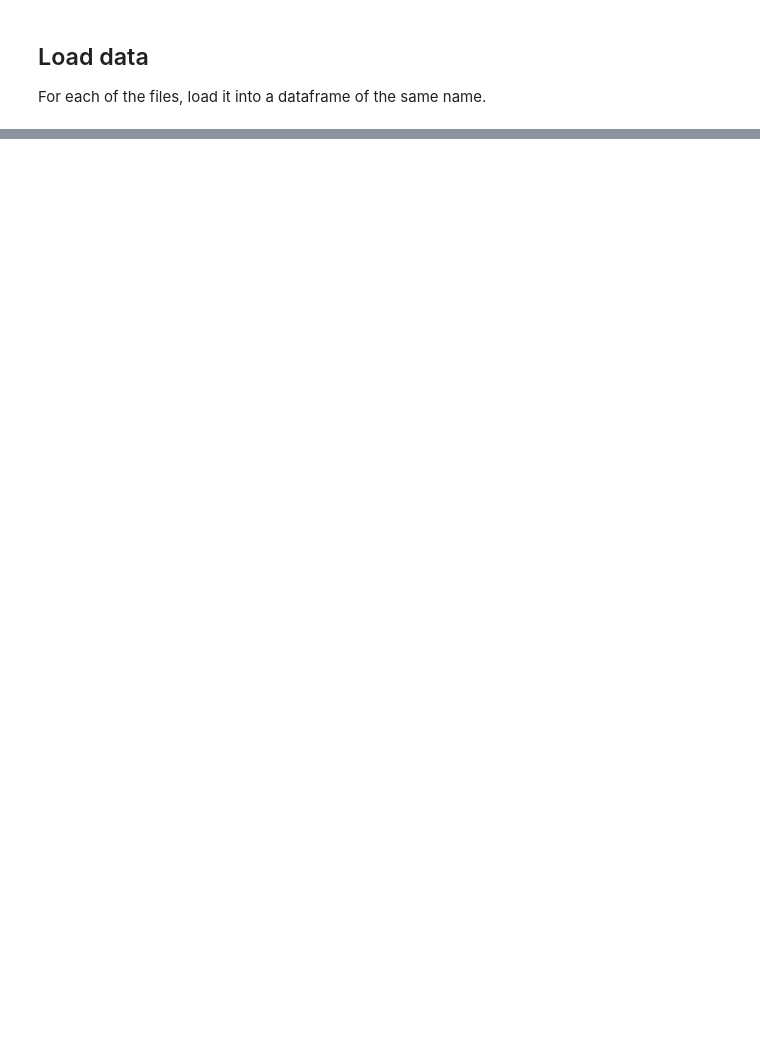
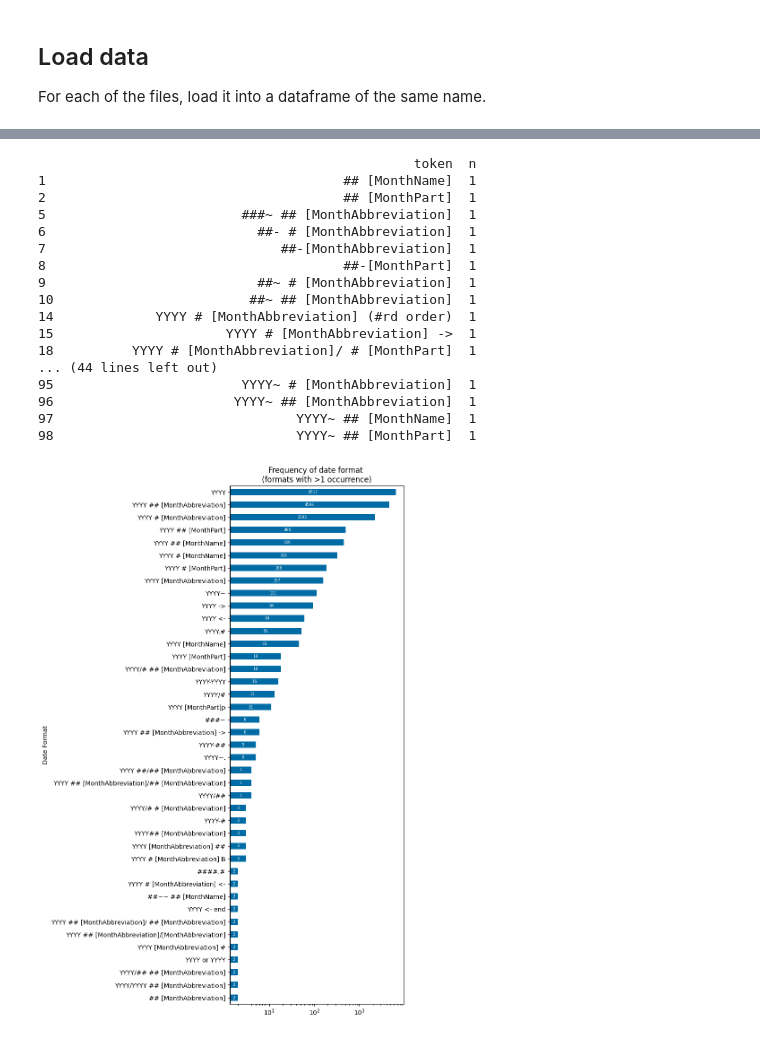
Before and after one commit to alynstill/WhoWereTheNuns, a Jupyter notebook: Analysis.ipynb, the cells around one changed output, grey strips where cells are left out. Saved outputs shown, nothing was run; the diff lists cells and outputs as text; code cells hidden in the pictures; blank space fills up the shorter version.

```diff
--- a/Analysis.ipynb
+++ b/Analysis.ipynb
@@ -8,8 +16,10 @@ import re # Regular Expressions - to search for patterns in text
 import datetime as dt
 import pandas as pd
 import numpy as np
+import matplotlib
+from matplotlib import pyplot as plt
 
-wwtnImport = 'C:\GitHub\WhoWereTheNuns\WWTNDatabase'
+wwtnImport = os.path.join(os.getcwd(), 'WWTNDatabase')
 # %% [markdown]
 ## Load data
 For each of the files, load it into a dataframe of the same name.
@@ -131,0 +162,39 @@ eventDates[['eventAge']]
+# %%
+tokenCounts = eventDates.groupby('token')['token'].count().reset_index(name='n')
+plotData = tokenCounts[tokenCounts['n']>1]
+plotData = plotData.sort_values(by = 'n', ascending = True)
+plotData = plotData[plotData['token']!='nan']
+
+matplotlib.style.use('tableau-colorblind10')
+tokenPlot = plotData.plot.barh(x='token',y='n', logx=True
+                                ,figsize=(5,15)
+                                ,legend = False
+                                ,title = 'Frequency of date format \n(formats with >1 occurrence)'
+                                )
+plt.ylabel(ylabel = 'Date Format',rotation=90)
+
+
+tokenPlot.bar_label(tokenPlot.containers[0]
+                    , label_type = 'center'
+                    , color='w', fontsize=6)
+
+print(tokenCounts[tokenCounts['n']==1])
+# %% [output]
+                                                token  n
+1                                      ## [MonthName]  1
+2                                      ## [MonthPart]  1
+5                         ###~ ## [MonthAbbreviation]  1
+6                           ##- # [MonthAbbreviation]  1
+7                              ##-[MonthAbbreviation]  1
+8                                      ##-[MonthPart]  1
+9                           ##~ # [MonthAbbreviation]  1
+10                         ##~ ## [MonthAbbreviation]  1
+14             YYYY # [MonthAbbreviation] (#rd order)  1
+15                      YYYY # [MonthAbbreviation] ->  1
+18          YYYY # [MonthAbbreviation]/ # [MonthPart]  1
+... (44 lines left out)
+95                        YYYY~ # [MonthAbbreviation]  1
+96                       YYYY~ ## [MonthAbbreviation]  1
+97                               YYYY~ ## [MonthName]  1
+98                               YYYY~ ## [MonthPart]  1
+[figure, added]
```
Also changed, not shown: parts of 8 cells of this notebook, 1 other file.
